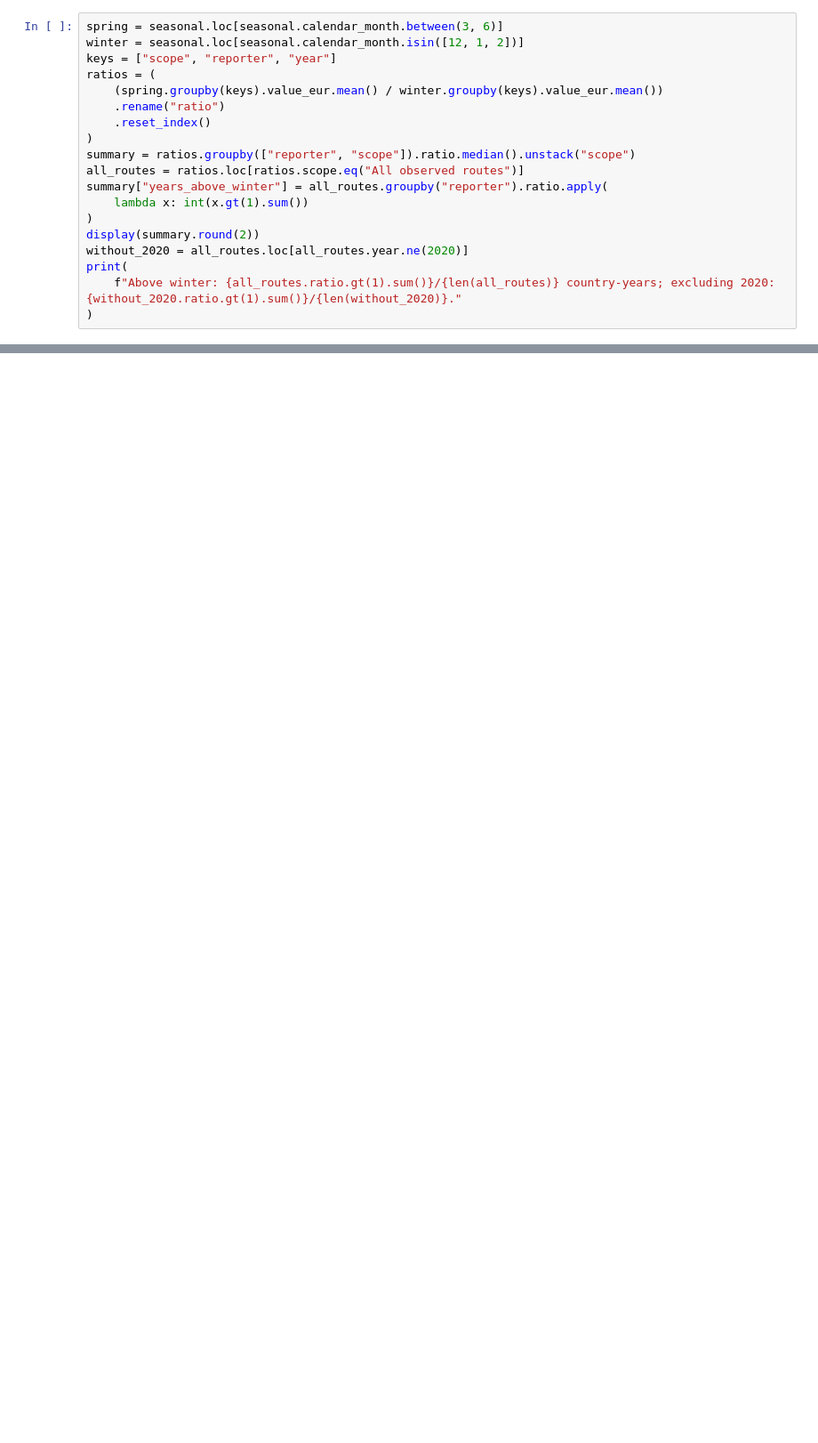
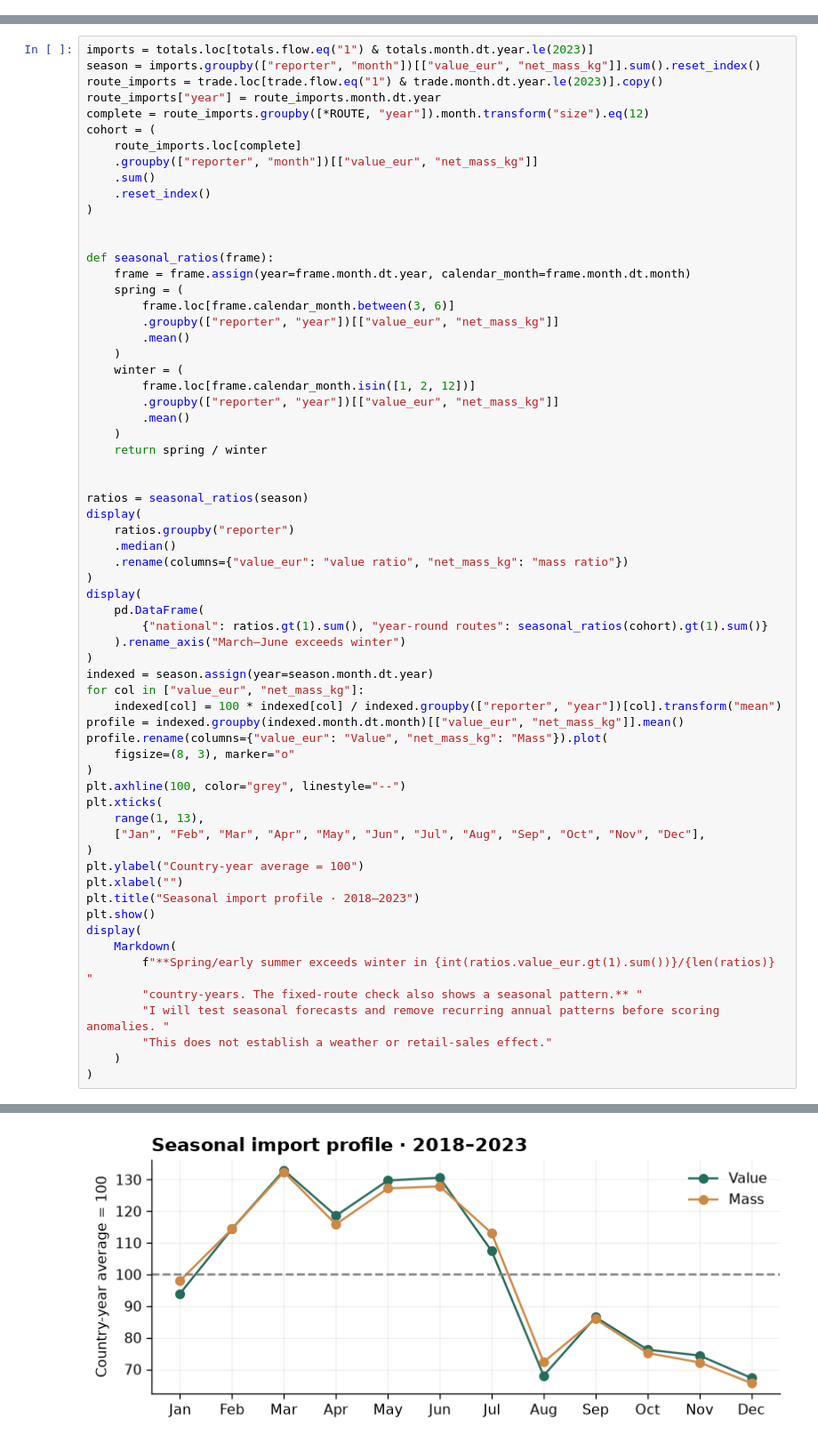
Before and after one commit to Jordan-92/motorcycle-trade-analysis, a Jupyter notebook: notebooks/01_descriptive_analysis.ipynb, the cells around one changed output, grey strips where cells are left out. Shown at 89% size. Cells and saved outputs as stored; diff of their text form; blank space fills up the shorter version.

```diff
--- a/notebooks/01_descriptive_analysis.ipynb
+++ b/notebooks/01_descriptive_analysis.ipynb
@@ -300,19 +0,0 @@ plt.show()
-# %%
-spring = seasonal.loc[seasonal.calendar_month.between(3, 6)]
-winter = seasonal.loc[seasonal.calendar_month.isin([12, 1, 2])]
-keys = ["scope", "reporter", "year"]
-ratios = (
-    (spring.groupby(keys).value_eur.mean() / winter.groupby(keys).value_eur.mean())
-    .rename("ratio")
-    .reset_index()
-)
-summary = ratios.groupby(["reporter", "scope"]).ratio.median().unstack("scope")
-all_routes = ratios.loc[ratios.scope.eq("All observed routes")]
-summary["years_above_winter"] = all_routes.groupby("reporter").ratio.apply(
-    lambda x: int(x.gt(1).sum())
-)
-display(summary.round(2))
-without_2020 = all_routes.loc[all_routes.year.ne(2020)]
-print(
-    f"Above winter: {all_routes.ratio.gt(1).sum()}/{len(all_routes)} country-years; excluding 2020: {without_2020.ratio.gt(1).sum()}/{len(without_2020)}."
-)
@@ -363,0 +312,65 @@ This follows from value = mass × EUR/kg. It explains the arithmetic, not why sh
+# %%
+imports = totals.loc[totals.flow.eq("1") & totals.month.dt.year.le(2023)]
+season = imports.groupby(["reporter", "month"])[["value_eur", "net_mass_kg"]].sum().reset_index()
+route_imports = trade.loc[trade.flow.eq("1") & trade.month.dt.year.le(2023)].copy()
+route_imports["year"] = route_imports.month.dt.year
+complete = route_imports.groupby([*ROUTE, "year"]).month.transform("size").eq(12)
+cohort = (
+    route_imports.loc[complete]
+    .groupby(["reporter", "month"])[["value_eur", "net_mass_kg"]]
+    .sum()
+    .reset_index()
+)
+
+
+def seasonal_ratios(frame):
+    frame = frame.assign(year=frame.month.dt.year, calendar_month=frame.month.dt.month)
+    spring = (
+        frame.loc[frame.calendar_month.between(3, 6)]
+        .groupby(["reporter", "year"])[["value_eur", "net_mass_kg"]]
+        .mean()
+    )
+    winter = (
+        frame.loc[frame.calendar_month.isin([1, 2, 12])]
+        .groupby(["reporter", "year"])[["value_eur", "net_mass_kg"]]
+        .mean()
+    )
+    return spring / winter
+
+
+ratios = seasonal_ratios(season)
+display(
+    ratios.groupby("reporter")
+    .median()
+    .rename(columns={"value_eur": "value ratio", "net_mass_kg": "mass ratio"})
+)
+display(
+    pd.DataFrame(
+        {"national": ratios.gt(1).sum(), "year-round routes": seasonal_ratios(cohort).gt(1).sum()}
+    ).rename_axis("March–June exceeds winter")
+)
+indexed = season.assign(year=season.month.dt.year)
+for col in ["value_eur", "net_mass_kg"]:
+    indexed[col] = 100 * indexed[col] / indexed.groupby(["reporter", "year"])[col].transform("mean")
+profile = indexed.groupby(indexed.month.dt.month)[["value_eur", "net_mass_kg"]].mean()
+profile.rename(columns={"value_eur": "Value", "net_mass_kg": "Mass"}).plot(
+    figsize=(8, 3), marker="o"
+)
+plt.axhline(100, color="grey", linestyle="--")
+plt.xticks(
+    range(1, 13),
+    ["Jan", "Feb", "Mar", "Apr", "May", "Jun", "Jul", "Aug", "Sep", "Oct", "Nov", "Dec"],
+)
+plt.ylabel("Country-year average = 100")
+plt.xlabel("")
+plt.title("Seasonal import profile · 2018–2023")
+plt.show()
+display(
+    Markdown(
+        f"**Spring/early summer exceeds winter in {int(ratios.value_eur.gt(1).sum())}/{len(ratios)} "
+        "country-years. The fixed-route check also shows a seasonal pattern.** "
+        "I will test seasonal forecasts and remove recurring annual patterns before scoring anomalies. "
+        "This does not establish a weather or retail-sales effect."
+    )
+)
+# %% [output]
@@ -363,0 +389 @@ This follows from value = mass × EUR/kg. It explains the arithmetic, not why sh
+[figure, added]
```
Also changed, not shown: parts of 41 cells of this notebook, 18 other files.
